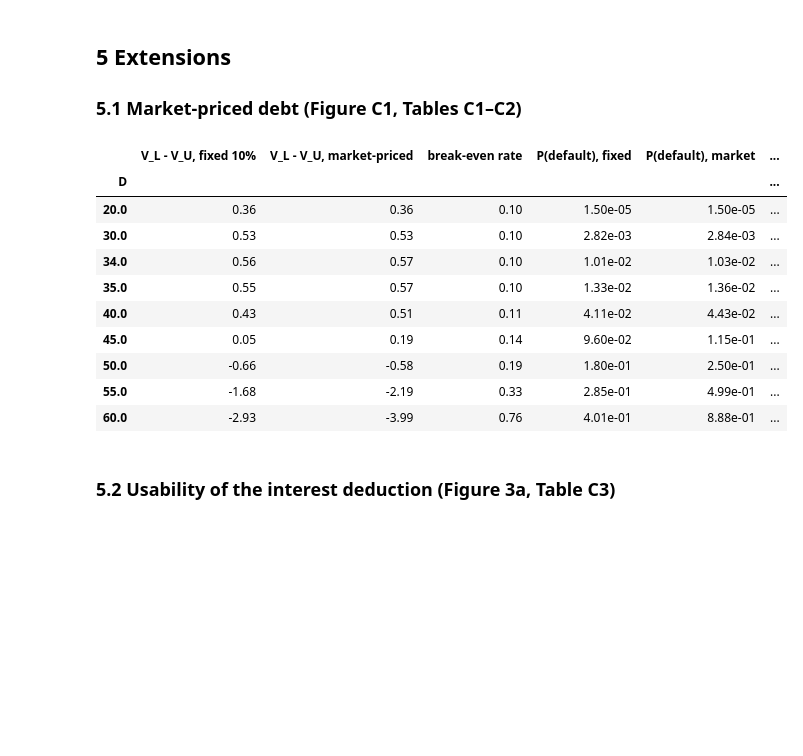
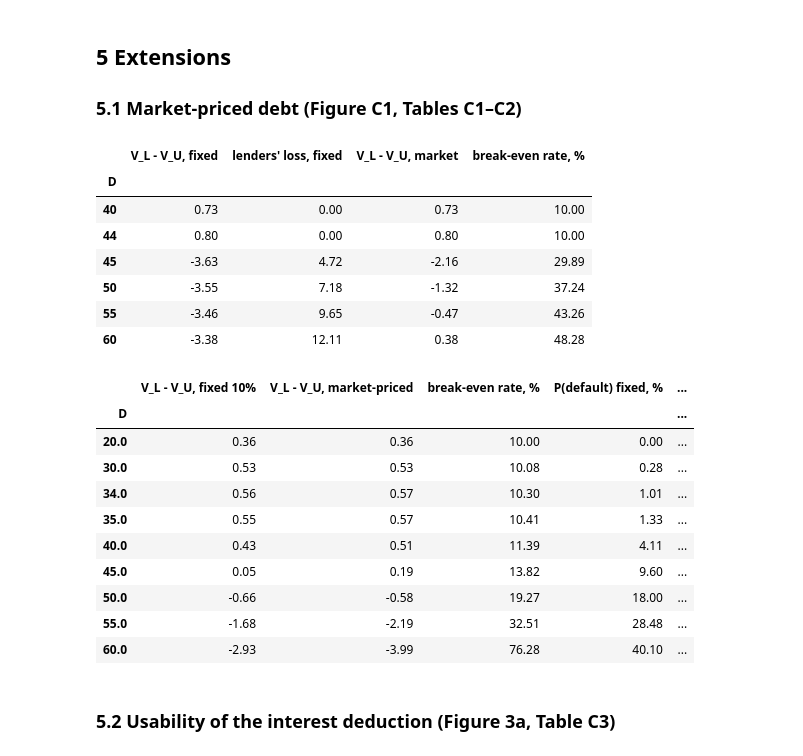
Before and after one commit to jingwen013-design/mm-on-trial, a Jupyter notebook: mm_on_trial_report.ipynb, the cells around one changed output. Cells and saved outputs as stored; diff of their text form; code cells hidden in the pictures; blank space fills up the shorter version.

```diff
--- a/mm_on_trial_report.ipynb
+++ b/mm_on_trial_report.ipynb
@@ -94,23 +94,36 @@ sd 30: optimum D = 30, gain = 0.49 (0.74% of V_U), P(default) = 1.1%, gain first
 # %%
 if RECOMPUTE:
     runpy.run_path("exp1.py")
+c1 = pd.DataFrame([{"D": D, "V_L - V_U, fixed": gain_fixed(D, two_cf, two_p)[0], "lenders' loss, fixed": D - gain_fixed(D, two_cf, two_p)[1],
+                    "V_L - V_U, market": gain_market(D, two_cf, two_p)[0], "break-even rate, %": 100 * gain_market(D, two_cf, two_p)[1]}
+                   for D in (40, 44, 45, 50, 55, 60)]).set_index("D")
+display(c1.round(2))   # Table C1
 e1 = pd.DataFrame(json.load(open("exp1.json")))
 e1["shareholders' gain, fixed rate"] = e1["fixed"] + e1["lender_loss"]
-e1 = e1.rename(columns={"fixed": "V_L - V_U, fixed 10%", "market": "V_L - V_U, market-priced", "rate": "break-even rate",
-                        "pd_fixed": "P(default), fixed", "pd_mkt": "P(default), market"}).set_index("D")
-e1.loc[[20, 30, 34, 35, 40, 45, 50, 55, 60]].drop(columns="lender_loss")
+e1[["rate", "pd_fixed", "pd_mkt"]] *= 100
+e1 = e1.rename(columns={"fixed": "V_L - V_U, fixed 10%", "market": "V_L - V_U, market-priced", "rate": "break-even rate, %",
+                        "pd_fixed": "P(default) fixed, %", "pd_mkt": "P(default) market, %"}).set_index("D")
+e1.loc[[20, 30, 34, 35, 40, 45, 50, 55, 60]].drop(columns="lender_loss").round(2)   # Table C2
 # %% [output]
-|  | V_L - V_U, fixed 10% | V_L - V_U, market-priced | break-even rate | P(default), fixed | P(default), market | ... |
-| D |  |  |  |  |  | ... |
-| 20.0 | 0.36 | 0.36 | 0.10 | 1.50e-05 | 1.50e-05 | ... |
-| 30.0 | 0.53 | 0.53 | 0.10 | 2.82e-03 | 2.84e-03 | ... |
-| 34.0 | 0.56 | 0.57 | 0.10 | 1.01e-02 | 1.03e-02 | ... |
-| 35.0 | 0.55 | 0.57 | 0.10 | 1.33e-02 | 1.36e-02 | ... |
-| 40.0 | 0.43 | 0.51 | 0.11 | 4.11e-02 | 4.43e-02 | ... |
-| 45.0 | 0.05 | 0.19 | 0.14 | 9.60e-02 | 1.15e-01 | ... |
-| 50.0 | -0.66 | -0.58 | 0.19 | 1.80e-01 | 2.50e-01 | ... |
-| 55.0 | -1.68 | -2.19 | 0.33 | 2.85e-01 | 4.99e-01 | ... |
-| 60.0 | -2.93 | -3.99 | 0.76 | 4.01e-01 | 8.88e-01 | ... |
+|  | V_L - V_U, fixed | lenders' loss, fixed | V_L - V_U, market | break-even rate, % |
+| D |  |  |  |  |
+| 40 | 0.73 | 0.00 | 0.73 | 10.00 |
+| 44 | 0.80 | 0.00 | 0.80 | 10.00 |
+| 45 | -3.63 | 4.72 | -2.16 | 29.89 |
+| 50 | -3.55 | 7.18 | -1.32 | 37.24 |
+| 55 | -3.46 | 9.65 | -0.47 | 43.26 |
+| 60 | -3.38 | 12.11 | 0.38 | 48.28 |
+|  | V_L - V_U, fixed 10% | V_L - V_U, market-priced | break-even rate, % | P(default) fixed, % | ... |
+| D |  |  |  |  | ... |
+| 20.0 | 0.36 | 0.36 | 10.00 | 0.00 | ... |
+| 30.0 | 0.53 | 0.53 | 10.08 | 0.28 | ... |
+| 34.0 | 0.56 | 0.57 | 10.30 | 1.01 | ... |
+| 35.0 | 0.55 | 0.57 | 10.41 | 1.33 | ... |
+| 40.0 | 0.43 | 0.51 | 11.39 | 4.11 | ... |
+| 45.0 | 0.05 | 0.19 | 13.82 | 9.60 | ... |
+| 50.0 | -0.66 | -0.58 | 19.27 | 18.00 | ... |
+| 55.0 | -1.68 | -2.19 | 32.51 | 28.48 | ... |
+| 60.0 | -2.93 | -3.99 | 76.28 | 40.10 | ... |
 # %% [markdown]
 ### 5.2  Usability of the interest deduction (Figure 3a, Table C3)
 # %%
```
Also changed, not shown: parts of 5 cells of this notebook, 34 other files.
